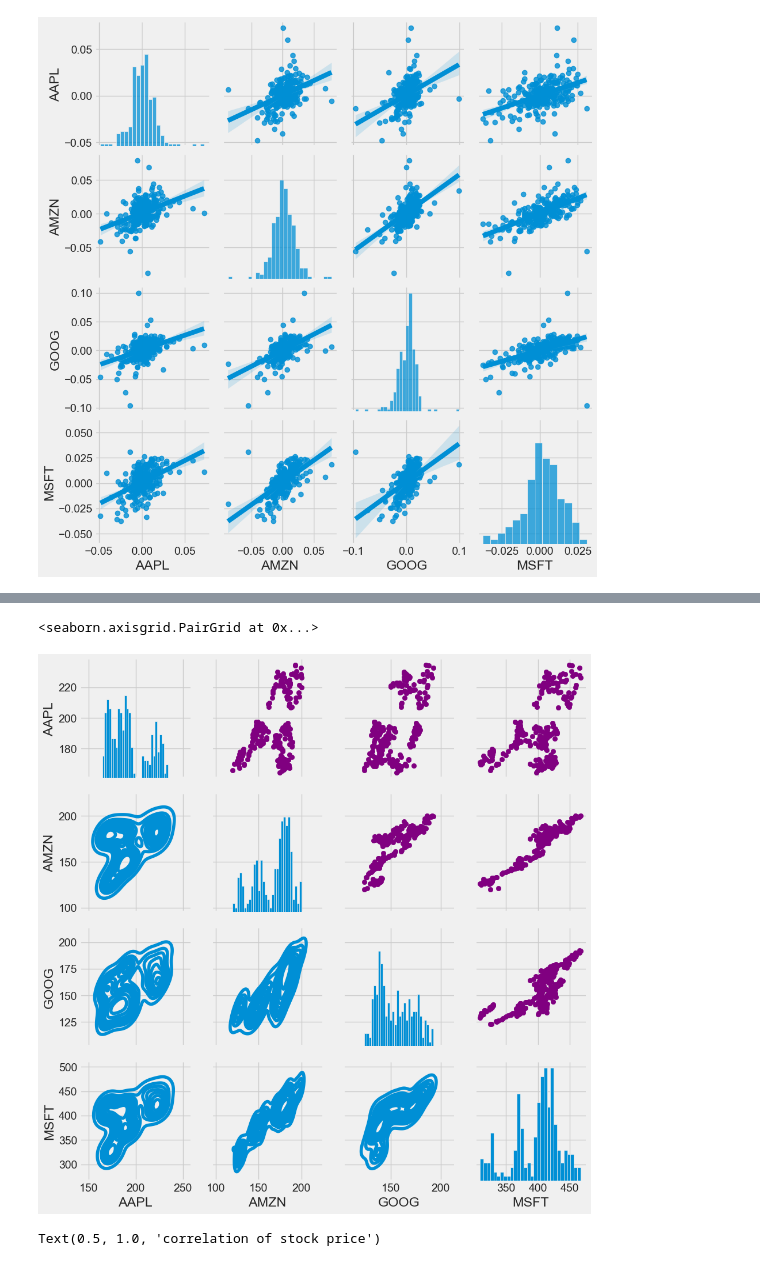
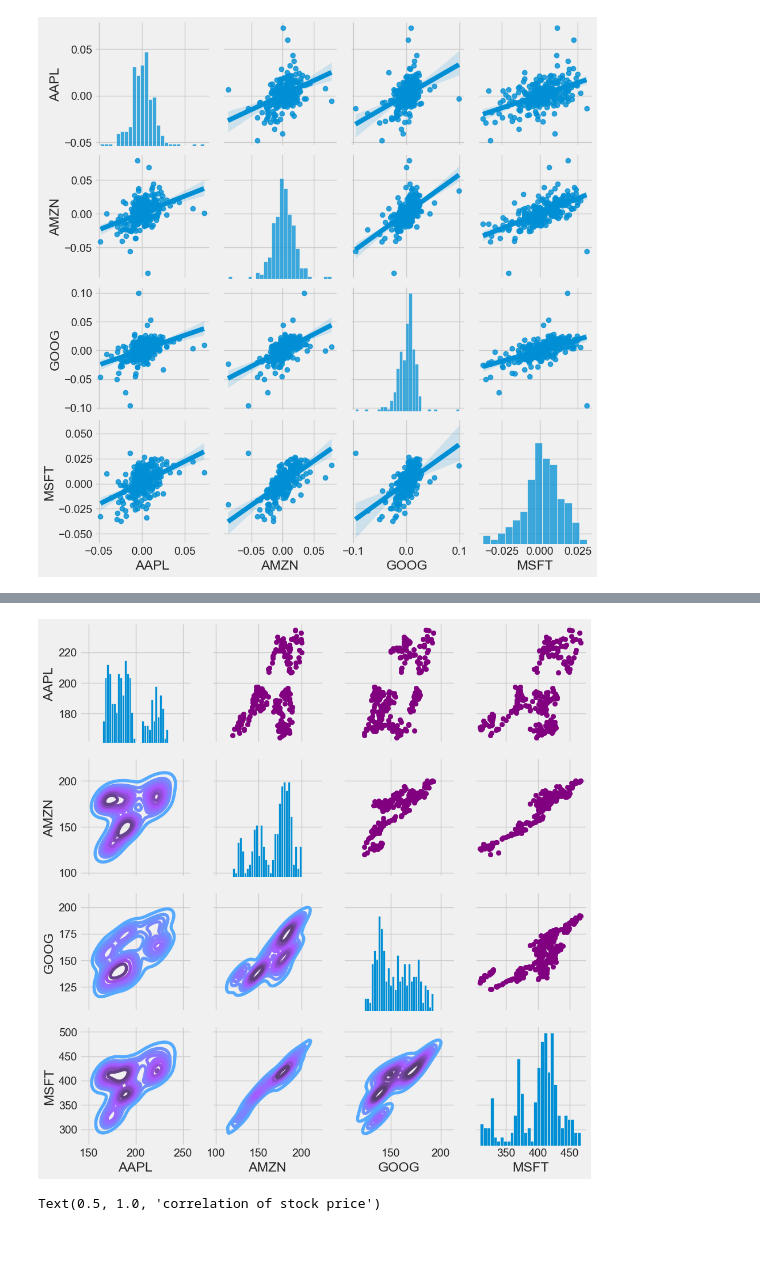
Before and after one commit to jenish2917/Python, a Jupyter notebook: jupyter notbook/Stock market Practice dataset.ipynb, the cells around one changed output, grey strips where cells are left out. Saved outputs shown, nothing was run; the diff lists cells and outputs as text; code cells hidden in the pictures.

```diff
--- a/jupyter notbook/Stock market Practice dataset.ipynb
+++ b/jupyter notbook/Stock market Practice dataset.ipynb
@@ -240,18 +240,25 @@ return_fig.map_diag(plt.hist, bins=30)
 # %%
-# setup our figure by naming it returns_fig, call PairPlot on the Datframe
+import seaborn as sns
+import matplotlib.pyplot as plt
+
+# Assuming closing_df is already defined
+
+# Setup our figure by naming it returns_fig, call PairGrid on the DataFrame
 return_fig = sns.PairGrid(closing_df)
 
-# Usinf map_upper we can specify what the upper triange will look like
-return_fig.map_upper(plt.scatter, color = "purple")
+# Using map_upper, we can specify what the upper triangle will look like
+return_fig.map_upper(plt.scatter, color="purple")
 
-# We can also define the lower triangle in the figutre, including the plot type (kde) or the colot map (BluePurple)
-return_fig.map_lower(sns.kdeplot,camp="cool_d")
+# We can also define the lower triangle in the figure, including the plot type (kde) or the color map (BluePurple)
+return_fig.map_lower(sns.kdeplot, cmap="cool_d")  # Corrected 'camp' to 'cmap'
 
-# Finally we will definr the diagonal as a series of histogram plots of the daily return
-return_fig.map_diag(plt.hist,bins=30)
+# Finally, we will define the diagonal as a series of histogram plots of the daily return
+return_fig.map_diag(plt.hist, bins=30)
+
+# Show the plot
+plt.show()
 # %% [output]
-<seaborn.axisgrid.PairGrid at 0x...>
-[figure, old version]
+[figure, new version]
 # %%
 plt.figure(figsize = (12,10))
 
```
Also changed, not shown: parts of 14 cells of this notebook, 3 other files.
